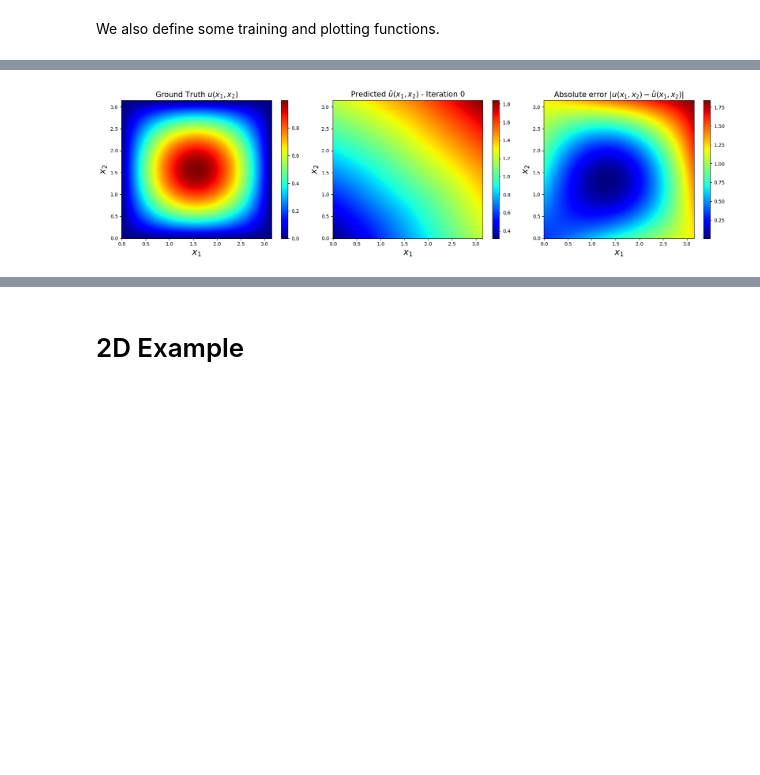
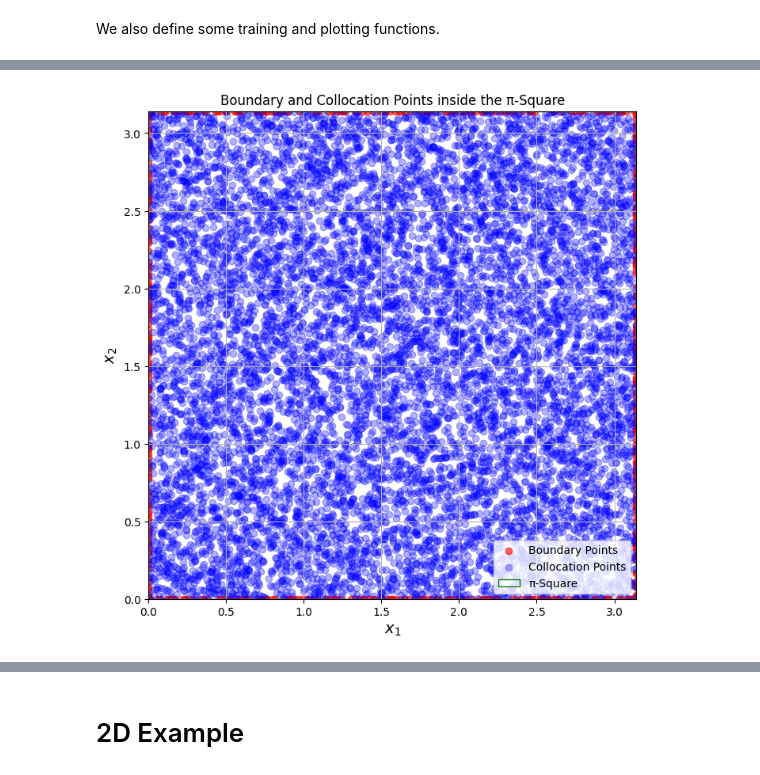
Before and after one commit to LevBahn/Gross-Pitaevskii-Eigenvalue-problem, a Jupyter notebook: Tutorials/PINNs.ipynb, the cells around one changed output, grey strips where cells are left out. Cells and saved outputs as stored; diff of their text form; code cells hidden in the pictures; blank space fills up the shorter version.

Commit message:
Refactored Helmholtz 2D

```diff
--- a/Tutorials/PINNs.ipynb
+++ b/Tutorials/PINNs.ipynb
@@ -192,7 +192,7 @@ class FCN(nn.Module):
 Then we will generate training data.
 # %%
 # Exact solution and training data
-x, y = oscillatorb()
+x, y = dampedOscillator()
 x = x[::1]
 y = y[::1]
 x_data=x[0:3000:119]
@@ -913,95 +885,6 @@ N_f = 10000  # Total number of collocation points for training the physics-infor
 # Prepare training data
 X_f_train_np_array, X_u_train_np_array, u_train_np_array = prepare_training_data(N_u, N_f, lb, ub, usol, X, Y)
 
-# Convert numpy arrays to PyTorch tensors and move to GPU (if available)
-X_f_train = torch.from_numpy(X_f_train_np_array).float().to(device)  # Collocation points
-X_u_train = torch.from_numpy(X_u_train_np_array).float().to(device)  # Boundary condition points
-u_train = torch.from_numpy(u_train_np_array).float().to(device)  # Boundary condition values
-X_u_test_tensor = torch.from_numpy(X_u_test).float().to(device)  # Test data for boundary conditions
-u = torch.from_numpy(u_true).float().to(device)  # True solution values (ground truth for testing)
-f_hat = torch.zeros(X_f_train.shape[0], 1).to(device)  # Zero tensor for the physics equation residual
-
-# Neural network architecture - Input layer with 2 nodes, 4 hidden layers with 200 nodes, and
-# an output layer with 1 node
-layers = np.array([2, 200, 200, 200, 200, 1])
-PINN = HelmholtzPINN(layers)
-
-# Move the model to the GPU (if available)
-PINN.to(device)
-
-# Print the neural network architecture
-print(PINN)
-
-# Store the neural network parameters for optimization
-params = list(PINN.parameters())
-
-# Optimizer setup
-adam_optimizer = optim.Adam(PINN.parameters(), lr=0.01, betas=(0.9, 0.999), eps=1e-08, weight_decay=1e-6, amsgrad=False)
-lbfgs_optimizer = optim.LBFGS(PINN.parameters(), max_iter=500, tolerance_grad=1e-5, tolerance_change=1e-9, history_size=100)
-
-start_time = time.time()  # Start timer
-
-# Adam optimization loop
-adam_iter = 350
-
-# Store training progress
-train_losses = []
-test_losses = []
-train_maes = []
-test_maes = []
-steps = []
-
-for i in range(adam_iter):
-    # Forward pass for boundary condition points (train data)
-    u_pred_train = PINN.forward(X_u_train)
-
-    # Data loss (MSE between predicted and true boundary condition values)
-    data_loss = PINN.loss_function(u_pred_train, u_train)  # Boundary condition loss
-
-    # Physics loss (PDE residuals computed inside the domain)
-    physics_loss = PINN.loss_PDE(X_f_train, k)  # Physics loss at collocation points
-
-    # Total loss: sum of data loss (boundary) and physics loss (domain)
-    train_loss = data_loss + physics_loss
-
-    # Train MAE (L1 loss between predicted and true solution on boundary points)
-    train_mae = PINN.l1loss_function(u_pred_train, u_train)
-
-    # Zero gradient buffers
-    adam_optimizer.zero_grad()
-
-    # Backpropagate gradients
-    train_loss.backward()
-
-    # Update model parameters
-    adam_optimizer.step()
-
-    if i % 10 == 0:
-        # Test the model on validation data
-        u_pred_test = PINN.forward(X_u_test_tensor)
-
-        # Test loss (MSE between predicted and true solution on test data)
-        test_loss = PINN.loss_function(u_pred_test, u)
-
-        # Compute test MAE (L1 loss between predictions and true solution on test data)
-        test_mae = PINN.l1loss_function(u_pred_test, u)
-
-        # Print current iteration details
-        #print(f"Iteration {i}: Train Loss {train_loss.item()}, Test Loss {test_loss.item()}, "
-        #      f"Train MAE {train_mae.item()}, Test MAE {test_mae.item()}")
-
-        # Append the current values to track progress
-        steps.append(i)
-        train_losses.append(train_loss.item())
-        test_losses.append(test_loss.item())
-        train_maes.append(train_mae.item())
-        test_maes.append(test_mae.item())
-
-    if i % 50 == 0:
-
-        # Predict the solution
-        _, u_pred, _ = PINN.test(X_u_test_tensor, u)
-
-        # Visualize the current prediction
-        solutionplot(u_pred, usol, x_1, x_2, i)
+# Visualize the training data
+visualize_training_data(X_f_train_np_array, X_u_train_np_array, u_train_np_array)
 # %% [output]
@@ -1018 +891 @@ HelmholtzPINN(
-[figure, old version]
+[figure, new version]
```
Also changed, not shown: parts of 18 cells of this notebook, 5 other files.
